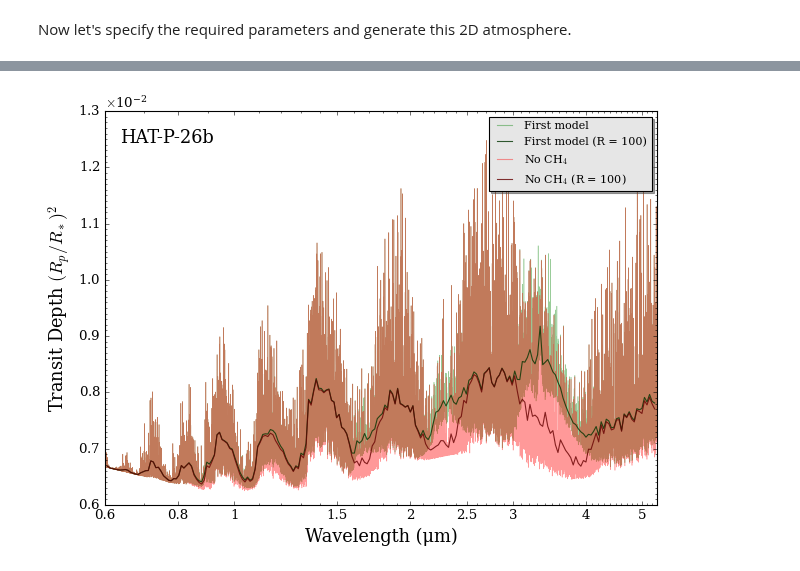
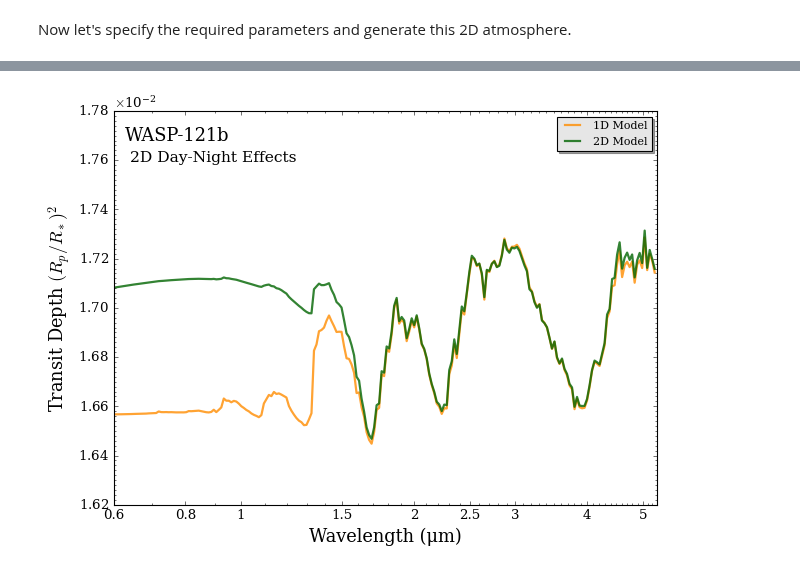
Before and after one commit to MartianColonist/POSEIDON, a Jupyter notebook: docs/content/notebooks/transmission_2D.ipynb, the cells around one changed output, grey strips where cells are left out. Saved outputs shown, nothing was run; the diff lists cells and outputs as text; code cells hidden in the pictures.

Commit message:
Added 2D forward model tutorial

```diff
--- a/docs/content/notebooks/transmission_2D.ipynb
+++ b/docs/content/notebooks/transmission_2D.ipynb
@@ -62,8 +62,9 @@ DN_vary = ['H-', 'H2O']   # Only H- and H2O change from day to night
 
 # Create the model object
 model = define_model(model_name, bulk_species, param_species,
-                     PT_profile = 'gradient', TwoD_type = 'D-N',
-                     PT_dim = 2, X_dim = 2, species_DN_gradient = DN_vary)
+                     PT_profile = 'gradient', X_profile = 'isochem',   # P-T profiles with a vertical gradient, mixing ratios uniform with pressure
+                     TwoD_type = 'D-N', PT_dim = 2, X_dim = 2,
+                     species_DN_gradient = DN_vary)
 
 # Check the free parameters defining this model
 print("Free parameters: " + str(model['param_names']))
@@ -182,12 +194,13 @@ from POSEIDON.visuals import plot_spectra
 from POSEIDON.utility import plot_collection
 
 # Generate our first transmission spectrum
-spectrum = compute_spectrum(planet, star, model, atmosphere, opac, wl,
-                            spectrum_type = 'transmission')
+spectrum_2D = compute_spectrum(planet, star, model, atmosphere, opac, wl,
+                              spectrum_type = 'transmission')
 
-# Add the spectrum we want to plot to an empty spectra plot collection
-spectra = plot_collection(spectrum, wl, collection = [])
+# Add the spectrum to an empty spectra plot collection
+spectra = plot_collection(spectrum_2D, wl, collection = [])
 
 # Produce figure and save to file
-fig = plot_spectra(spectra, planet, model, R_to_bin = 100)
+fig = plot_spectra(spectra, planet, model, R_to_bin = 100,
+                   plt_label = '2D Model')
 # %% [output]
@@ -197,20 +214,28 @@ Notice how we added our spectrum to an empty 'spectrum collection'? This provide
 # %%
-# Define new mixing ratio array with a low CH4 abundance
-log_X_params_no_CH4 = np.array([[-3.3, -50.0]])  # log(H2O), log(CH4)
+# Define new parameter arrays for thr 1D atmosphere
+PT_params_1D = np.array([1800, 0.0, 2200])                          # Delta_T_DN = 0
+log_X_params_1D = np.array([-10.0, 0.0, -4.3, 0.0, -3.0])           # Delta log (H-) = 0 and Delta log(H2O) = 0
 
-# Create a new atmosphere without CH4
-atmosphere_no_CH4 = make_atmosphere(planet, model, P, P_ref, R_p_ref,
-                                    PT_params, log_X_params_no_CH4)
+# Create a new 1D atmosphere
+atmosphere_1D = make_atmosphere(planet, model, P, P_ref, R_p_ref,
+                                PT_params_1D, log_X_params_1D,
+                                geometry_params = geometry,
+                                N_slice_DN = N_slices)
 
-# Generate the new transmission spectrum
-spectrum_no_CH4 = compute_spectrum(planet, star, model, atmosphere_no_CH4,
-                                   opac, wl, spectrum_type = 'transmission')
+# Generate the 1D transmission spectrum
+spectrum_1D = compute_spectrum(planet, star, model, atmosphere_1D,
+                               opac, wl, spectrum_type = 'transmission')
 
-# Add the spectrum we want to plot to our existing plot collection
-spectra = plot_collection(spectrum_no_CH4, wl, collection = spectra)
+# Add the two spectra to a plot collection
+spectra = []
+spectra = plot_collection(spectrum_1D, wl, collection = spectra)
+spectra = plot_collection(spectrum_2D, wl, collection = spectra)
 
-# Produce figure
-fig = plot_spectra(spectra, planet, model, R_to_bin = 100,
-                   spectra_labels = ['First model', 'No CH$_4$'])
+# Produce figure and save to file
+fig_spec = plot_spectra(spectra, planet, R_to_bin = 100, plot_full_res = False,
+                        transit_depth_min = 1.62e-2, transit_depth_max = 1.78e-2,
+                        spectra_labels = ['1D Model', '2D Model'],
+                        colour_list = ['darkorange', 'darkgreen'],
+                        plt_label = '2D Day-Night Effects')
 # %% [output]
-[figure, old version]
+[figure, new version]
```
Also changed, not shown: parts of 29 cells of this notebook, 2 other files.
